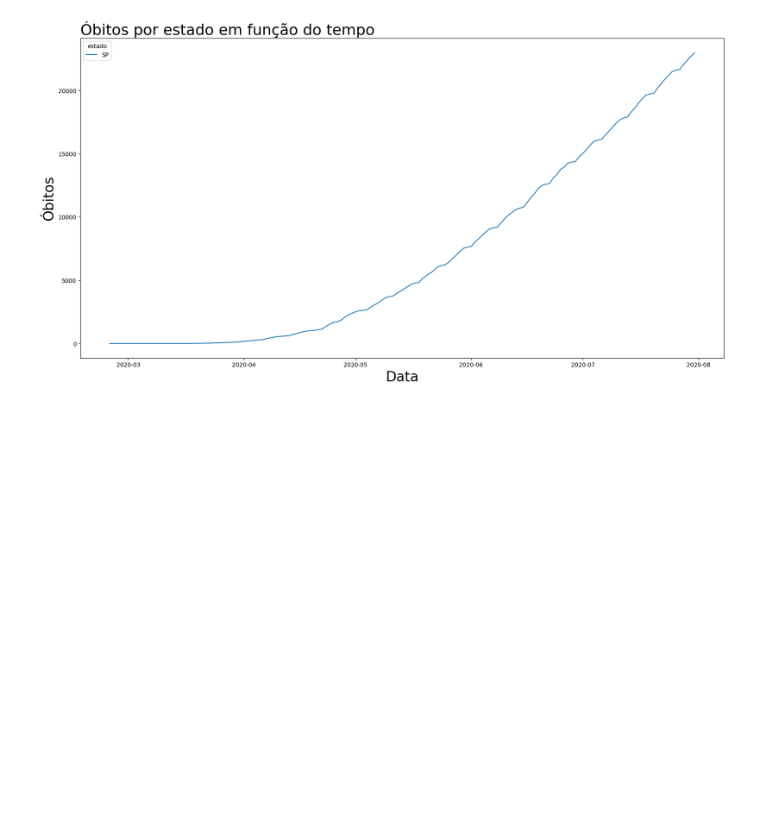
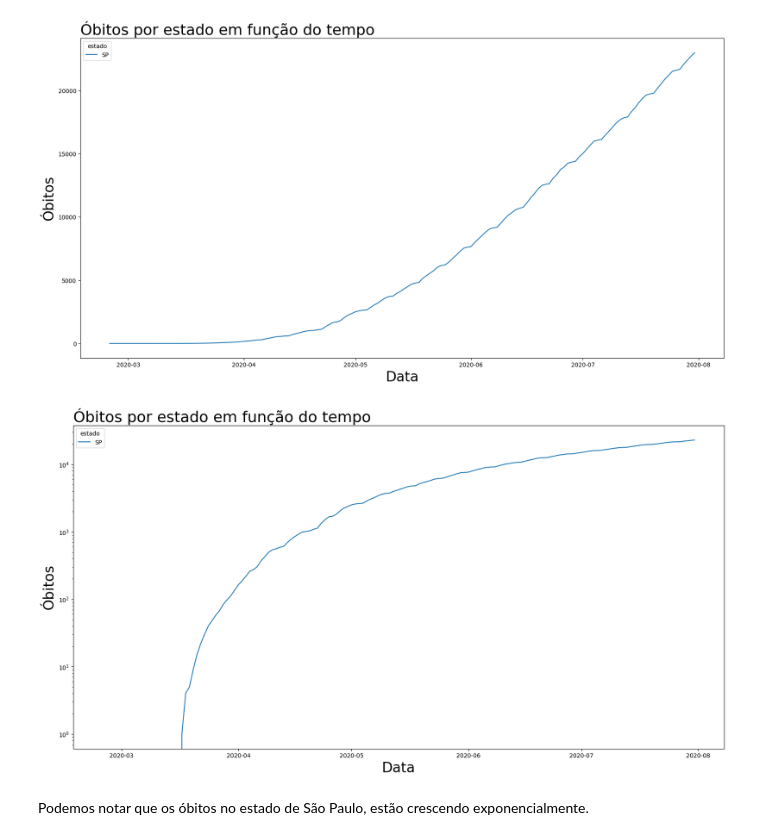
Before and after one commit to JosianeCampos/Analise---COVID-19, a Jupyter notebook: analise_COVID_19.ipynb, the cells around one changed output. Drawn from its saved outputs; the diff is of its cells as text; code cells hidden in the pictures; blank space fills up the shorter version.

Commit message:
Análise gráfica inicial - novosCasos e nosvosObitos

```diff
--- a/analise_COVID_19.ipynb
+++ b/analise_COVID_19.ipynb
@@ -111,3 +111,14 @@ fig.set_ylabel('Óbitos', fontsize = 24)
 # %% [output]
 Text(0, 0.5, 'Óbitos')
 [figure]
+# %%
+plt.figure(figsize = (20,10))
+fig = sns.lineplot( x = 'data', y = 'Obitos', hue = 'estado', data = df_sp )
+fig.set_title('Óbitos por estado em função do tempo', loc = 'left', fontsize = 26)
+fig.set_xlabel('Data', fontsize = 24)
+fig.set_ylabel('Óbitos', fontsize = 24)
+fig.set_yscale('log')
+# %% [output]
+[figure, added]
+# %% [markdown]
+Podemos notar que os óbitos no estado de São Paulo, estão crescendo exponencialmente.
```
Also changed, not shown: parts of 9 cells of this notebook.
